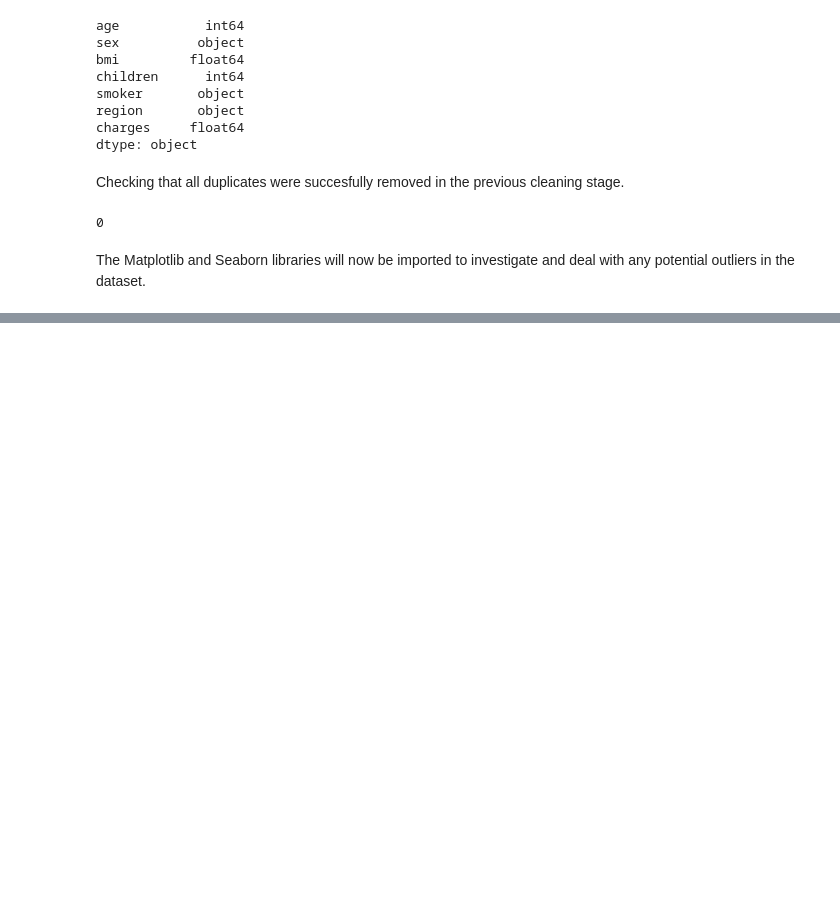
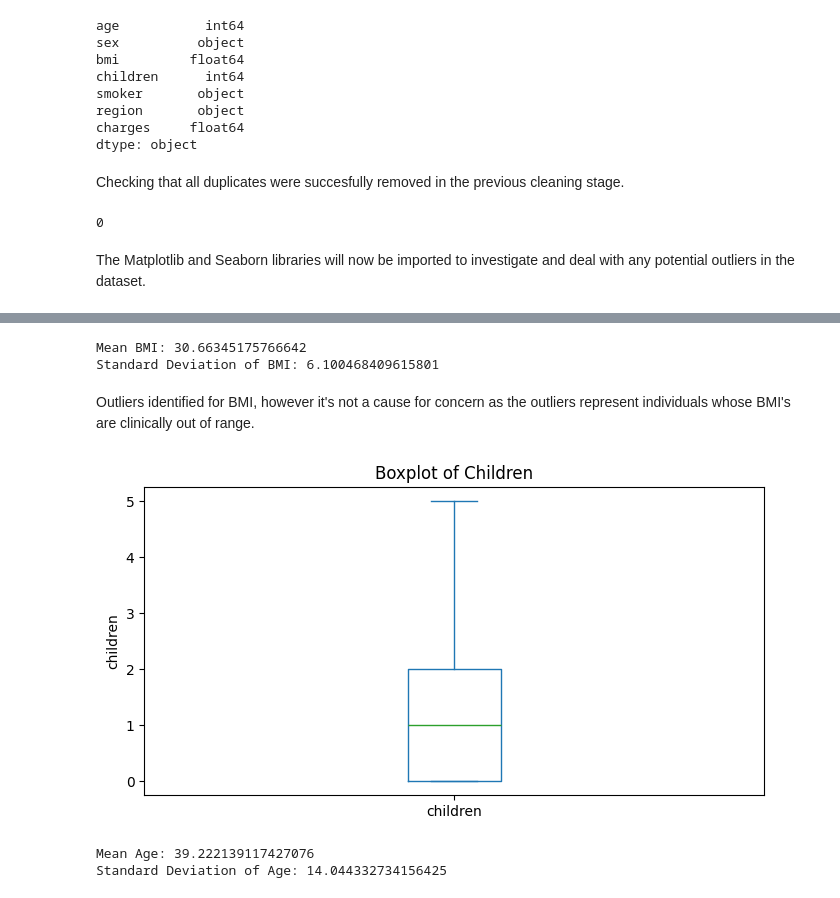
Before and after one commit to ksharpe-byte/Hackathon-1-Python_ETL_Visualisation, a Jupyter notebook: jupyter_notebooks/data_outliers.ipynb, the cells around one changed output, grey strips where cells are left out. Cells and saved outputs as stored; diff of their text form; code cells hidden in the pictures; blank space fills up the shorter version.

```diff
--- a/jupyter_notebooks/data_outliers.ipynb
+++ b/jupyter_notebooks/data_outliers.ipynb
@@ -82,0 +109,26 @@ import seaborn as sns
+# %%
+mean_bmi = df['bmi'].mean()
+std_dev_bmi = df['bmi'].std()
+print(f"Mean BMI: {mean_bmi}")
+print(f"Standard Deviation of BMI: {std_dev_bmi}")
+# %% [output]
+Mean BMI: 30.66345175766642
+Standard Deviation of BMI: 6.100468409615801
+# %% [markdown]
+Outliers identified for BMI, however it's not a cause for concern as the outliers represent individuals whose BMI's are clinically out of range.
+# %%
+plt.figure(figsize=(8, 4))
+df['children'].plot(kind='box')
+plt.title('Boxplot of Children')
+plt.ylabel('children')
+plt.show()
+# %% [output]
+[figure, added]
+# %%
+mean_age = df['age'].mean()
+std_dev_age = df['age'].std()
+print(f"Mean Age: {mean_age}")
+print(f"Standard Deviation of Age: {std_dev_age}")
+# %% [output]
+Mean Age: 39.222139117427076
+Standard Deviation of Age: 14.044332734156425
```
Also changed, not shown: parts of 8 cells of this notebook.
